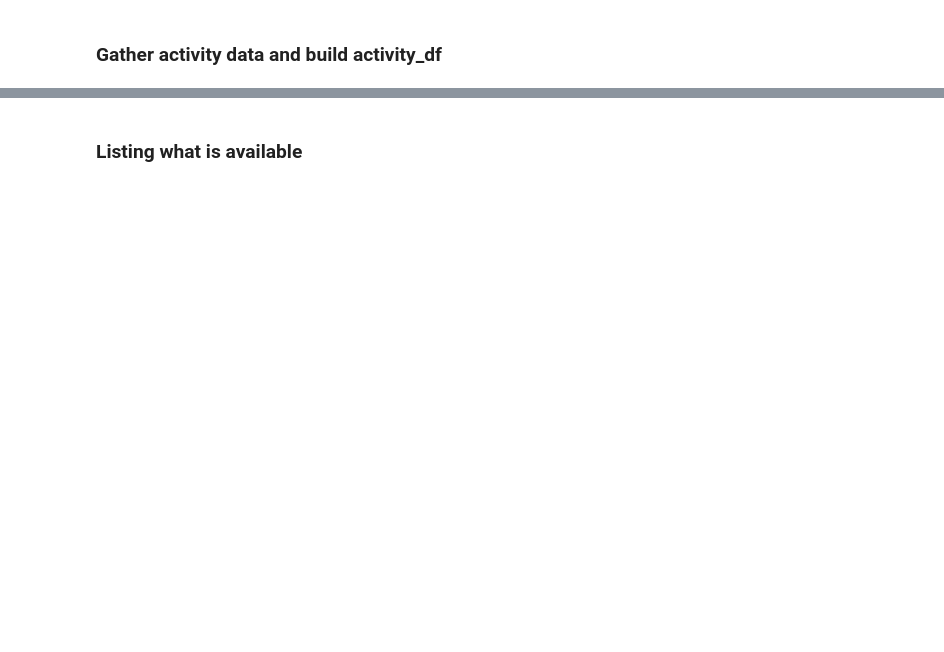
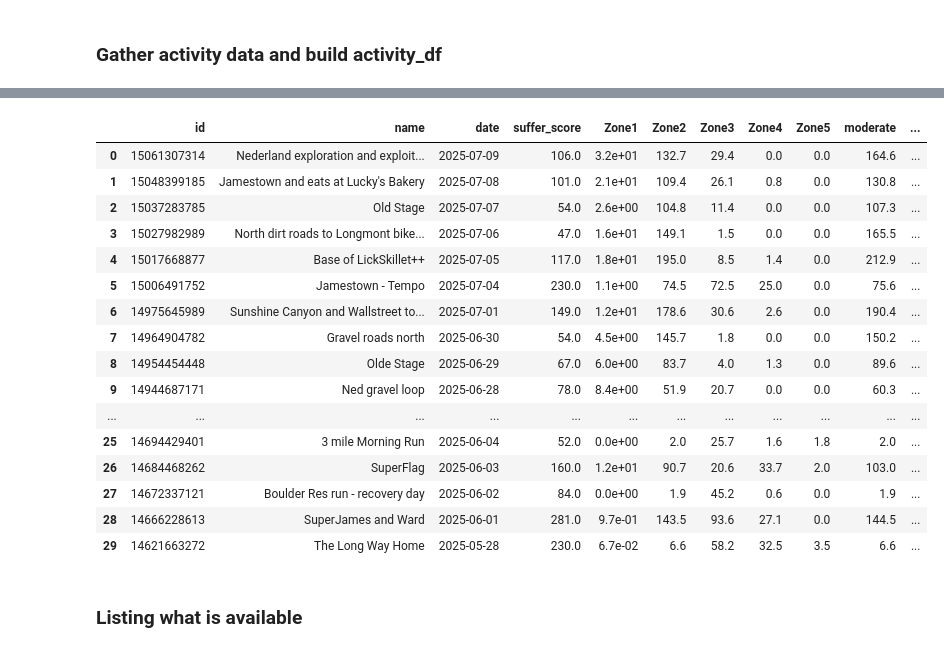
Before and after one commit to edterrell/healthy_heart, a Jupyter notebook: strava_API.ipynb, the cells around one changed output, grey strips where cells are left out. Cells and saved outputs as stored; diff of their text form; code cells hidden in the pictures; blank space fills up the shorter version.

```diff
--- a/strava_API.ipynb
+++ b/strava_API.ipynb
@@ -255,0 +240,6 @@ activity_df
+# %%
+# Create a zone dataframe
+cols = ['id', 'name', 'date', 'suffer_score']
+data = strava_df.iloc[:,[0,1,2,-4]]
+strava_zone_df = pd.DataFrame(data, columns=cols)
+strava_zone_df.tail()
@@ -255,0 +253,26 @@ activity_df
+# %%
+# activity ID to inspect
+# activity_id = 15048399185
+
+def get_zones_for_id(activity_id):
+    print(activity_id)
+    # endpoint URL
+    url = f'https://www.strava.com/api/v3/activities/{activity_id}/zones'
+    # Set up Authorization header and make request
+    headers = {'Authorization': f'Bearer {access_token}'}
+    response = requests.get(url, headers=headers)
+
+    # Check if the request was successful
+    if response.status_code == 200:
+        zones = response.json()
+    else:
+        print(f"Error: {response.status_code}")
+        print(response.text)
+    # create time_in_zones series
+    zone_series  = pd.DataFrame(zones[0]).iloc[:,1]
+    time_in_zones = zone_series.apply(lambda z: z['time']/60)
+    time_in_zones.index = ['Zone1', 'Zone2', 'Zone3', 'Zone4', 'Zone5']
+    time.sleep(1.1)
+    return (time_in_zones)
+# %%
+zone_df = strava_zone_df['id'].apply(get_zones_for_id)
@@ -255,0 +297,4 @@ activity_df
+# %%
+zone_df['moderate'] = zone_df[['Zone1', 'Zone2']].sum(axis=1)
+zone_df['intense'] = zone_df[['Zone3', 'Zone4', 'Zone5']].sum(axis=1)
+zone_df.head()
@@ -256,3 +308,24 @@ activity_df
+# %%
+strava_zone_df = pd.concat([strava_zone_df, zone_df], axis=1)
+strava_zone_df
+# %% [output]
+|  | id | name | date | suffer_score | Zone1 | Zone2 | Zone3 | Zone4 | Zone5 | moderate | ... |
+| 0 | 15061307314 | Nederland exploration and exploit... | 2025-07-09 | 106.0 | 3.2e+01 | 132.7 | 29.4 | 0.0 | 0.0 | 164.6 | ... |
+| 1 | 15048399185 | Jamestown and eats at Lucky's Bakery | 2025-07-08 | 101.0 | 2.1e+01 | 109.4 | 26.1 | 0.8 | 0.0 | 130.8 | ... |
+| 2 | 15037283785 | Old Stage | 2025-07-07 | 54.0 | 2.6e+00 | 104.8 | 11.4 | 0.0 | 0.0 | 107.3 | ... |
+| 3 | 15027982989 | North dirt roads to Longmont bike... | 2025-07-06 | 47.0 | 1.6e+01 | 149.1 | 1.5 | 0.0 | 0.0 | 165.5 | ... |
+| 4 | 15017668877 | Base of LickSkillet++ | 2025-07-05 | 117.0 | 1.8e+01 | 195.0 | 8.5 | 1.4 | 0.0 | 212.9 | ... |
+| 5 | 15006491752 | Jamestown - Tempo | 2025-07-04 | 230.0 | 1.1e+00 | 74.5 | 72.5 | 25.0 | 0.0 | 75.6 | ... |
+| 6 | 14975645989 | Sunshine Canyon and Wallstreet to... | 2025-07-01 | 149.0 | 1.2e+01 | 178.6 | 30.6 | 2.6 | 0.0 | 190.4 | ... |
+| 7 | 14964904782 | Gravel roads north | 2025-06-30 | 54.0 | 4.5e+00 | 145.7 | 1.8 | 0.0 | 0.0 | 150.2 | ... |
+| 8 | 14954454448 | Olde Stage | 2025-06-29 | 67.0 | 6.0e+00 | 83.7 | 4.0 | 1.3 | 0.0 | 89.6 | ... |
+| 9 | 14944687171 | Ned gravel loop | 2025-06-28 | 78.0 | 8.4e+00 | 51.9 | 20.7 | 0.0 | 0.0 | 60.3 | ... |
+| ... | ... | ... | ... | ... | ... | ... | ... | ... | ... | ... | ... |
+| 25 | 14694429401 | 3 mile Morning Run | 2025-06-04 | 52.0 | 0.0e+00 | 2.0 | 25.7 | 1.6 | 1.8 | 2.0 | ... |
+| 26 | 14684468262 | SuperFlag | 2025-06-03 | 160.0 | 1.2e+01 | 90.7 | 20.6 | 33.7 | 2.0 | 103.0 | ... |
+| 27 | 14672337121 | Boulder Res run - recovery day | 2025-06-02 | 84.0 | 0.0e+00 | 1.9 | 45.2 | 0.6 | 0.0 | 1.9 | ... |
+| 28 | 14666228613 | SuperJames and Ward | 2025-06-01 | 281.0 | 9.7e-01 | 143.5 | 93.6 | 27.1 | 0.0 | 144.5 | ... |
+| 29 | 14621663272 | The Long Way Home | 2025-05-28 | 230.0 | 6.7e-02 | 6.6 | 58.2 | 32.5 | 3.5 | 6.6 | ... |
 # %% [markdown]
 ### Listing what is available
 # %%
```
Also changed, not shown: parts of 18 cells of this notebook, 3 other files.
